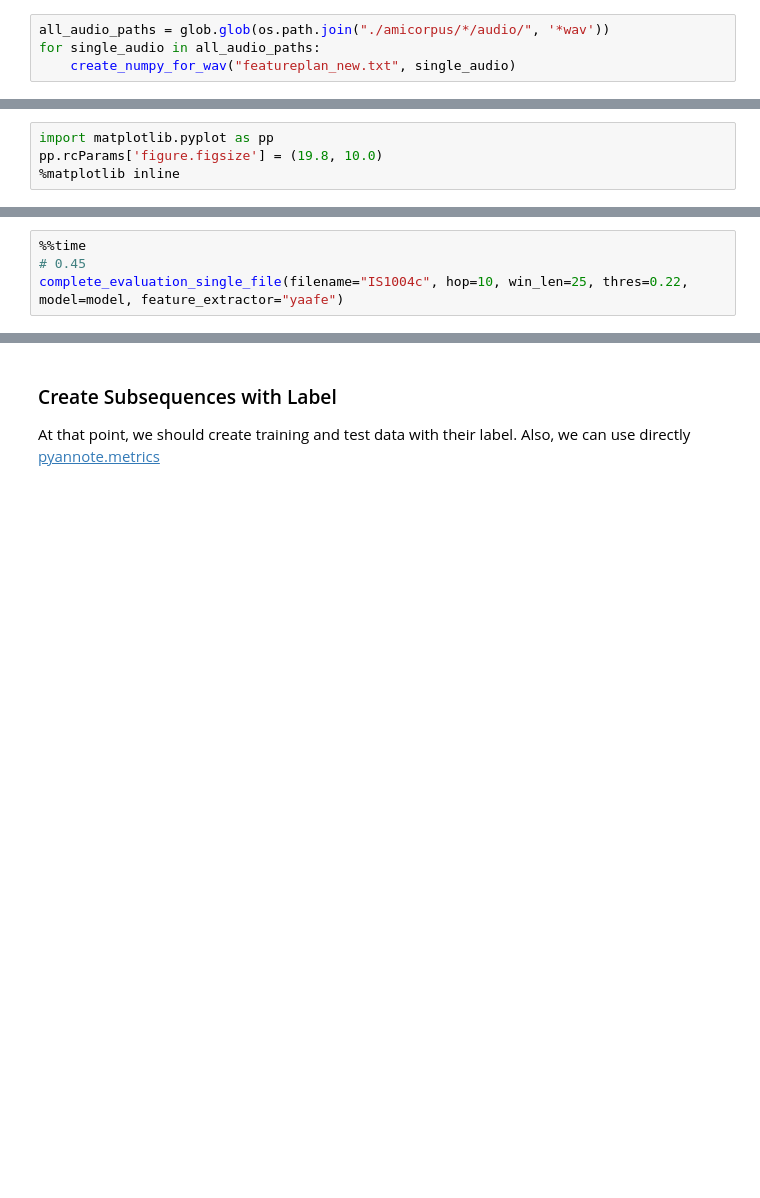
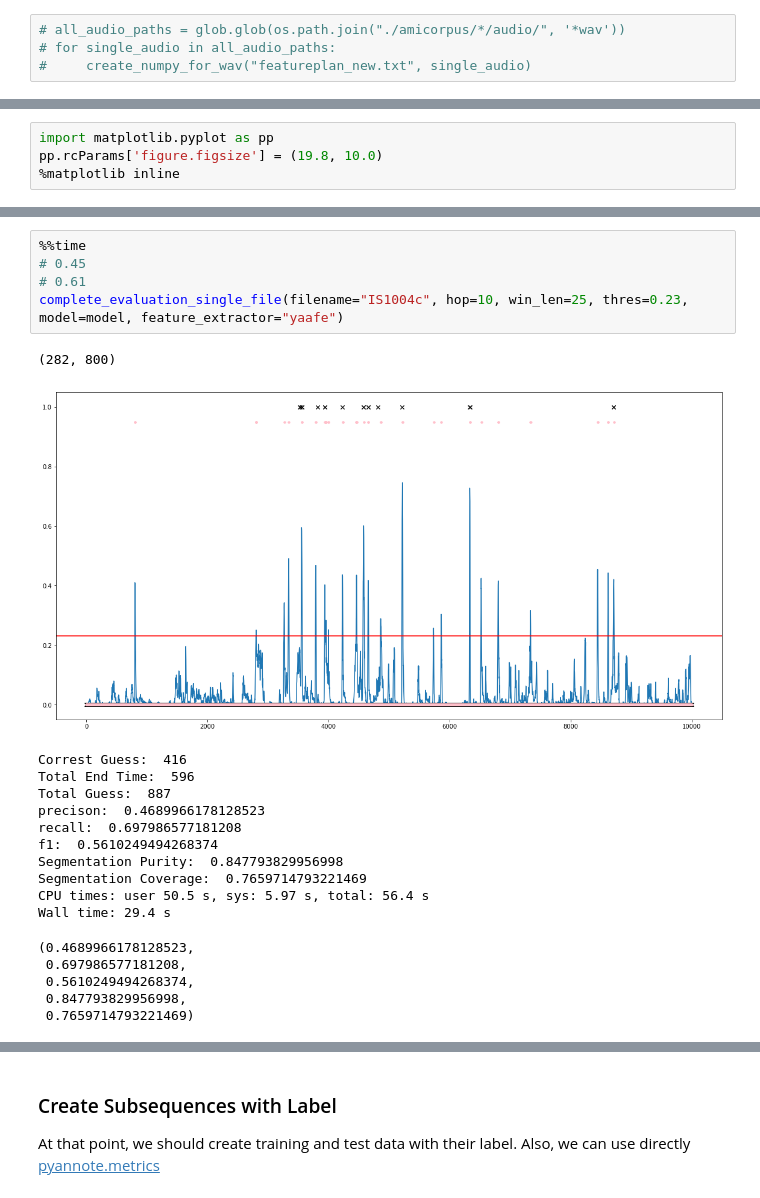
Before and after one commit to hedonistrh/SpChangeDetect, a Jupyter notebook: BiLSTM.ipynb, the cells around one changed output, grey strips where cells are left out. Cells and saved outputs as stored; diff of their text form; blank space fills up the shorter version.

```diff
--- a/BiLSTM.ipynb
+++ b/BiLSTM.ipynb
@@ -89,9 +89,9 @@ def create_numpy_for_wav(featureplan, audio_file):
     np.save("./yaafe_ami_storage/" + filename, my_data)
     print (filename + " is done")
 # %%
-all_audio_paths = glob.glob(os.path.join("./amicorpus/*/audio/", '*wav'))
-for single_audio in all_audio_paths:
-    create_numpy_for_wav("featureplan_new.txt", single_audio)
+# all_audio_paths = glob.glob(os.path.join("./amicorpus/*/audio/", '*wav'))
+# for single_audio in all_audio_paths:
+#     create_numpy_for_wav("featureplan_new.txt", single_audio)
 # %% [markdown]
 ## Code
 
@@ -1382,7 +1468,26 @@ complete_evaluation_single_file(filename="ES2005c", hop=10, win_len=25, thres=0.
 # %%
 %%time
 # 0.45
-complete_evaluation_single_file(filename="IS1004c", hop=10, win_len=25, thres=0.22, model=model, feature_extractor="yaafe")
+# 0.61
+complete_evaluation_single_file(filename="IS1004c", hop=10, win_len=25, thres=0.23, model=model, feature_extractor="yaafe")
+# %% [output]
+(282, 800)
+[figure, added]
+Correst Guess:  416
+Total End Time:  596
+Total Guess:  887
+precison:  0.4689966178128523
+recall:  0.697986577181208
+f1:  0.5610249494268374
+Segmentation Purity:  0.847793829956998
+Segmentation Coverage:  0.7659714793221469
+CPU times: user 50.5 s, sys: 5.97 s, total: 56.4 s
+Wall time: 29.4 s
+(0.4689966178128523,
+ 0.697986577181208,
+ 0.5610249494268374,
+ 0.847793829956998,
+ 0.7659714793221469)
 # %%
 ## TO GET ALL RESULT FROM ALL CORPUS
 
```
Also changed, not shown: parts of 16 cells of this notebook.
